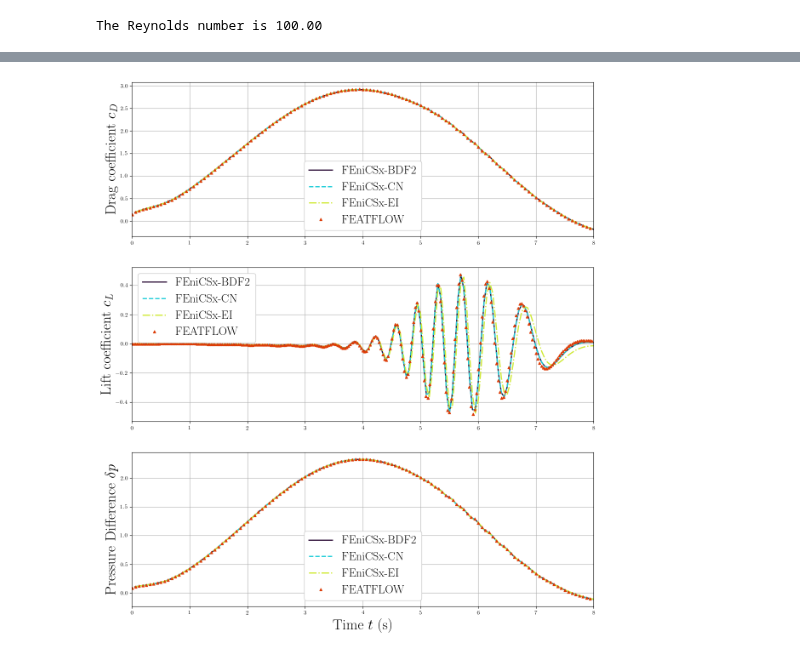
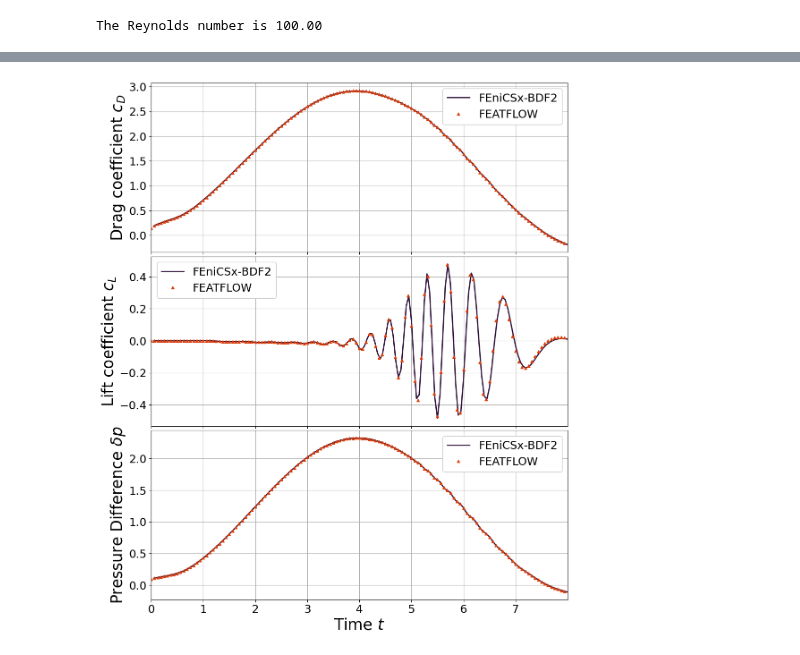
Before and after one commit to ERMETE-Lab/ROSE-pyforce, a Jupyter notebook: docs/Tutorials/01_LaminarNS/01_generateFlowData.ipynb, the cells around one changed output, grey strips where cells are left out. Saved outputs shown, nothing was run; the diff lists cells and outputs as text; code cells hidden in the pictures.

```diff
--- a/docs/Tutorials/01_LaminarNS/01_generateFlowData.ipynb
+++ b/docs/Tutorials/01_LaminarNS/01_generateFlowData.ipynb
@@ -137,2 +145,9 @@ get_drag_lift = drag_lift(mesh, ft, params, bound_markers['obstacle'])
+# %%
+from ns import DragLift
+
+params['rhoLU2'] = 0.1
+
+# The class is initialized with the mesh, the face tags, the parameters and the boundary markers.
+get_drag_lift = DragLift(mesh, ft, params, bound_markers['obstacle'])
 # %% [markdown]
 ## Solving the time-dependent problem
@@ -140,7 +155,7 @@ The velocity and the pressure are stored to be later saved in appropriate data s
 # %%
 progr_bar = LoopProgress('Solving NS', final = T)
 
-store_snap = False
+store_snap = True
 
 if store_snap:
     u_xdmf = XDMFFile(mesh.comm, "Snapshots/snaps_u.xdmf", "w")
@@ -188,7 +203,6 @@ for i in range(num_steps):
     with step03.u_new.vector.localForm() as loc_, step01.uOld.vector.localForm() as loc_n:
         loc_.copy(loc_n)
 
-
     progr_bar.update(dt, percentage=False)
 
 if store_snap:
@@ -215,45 +233,46 @@ The drag and lift coefficients are compared with benchmark data from [DFG2](http
 # %%
+def QoI_plot(QoI, bench_bdforces, ptvalues, time_adv_schemes):
+    colors = cm.turbo(np.linspace(0., 0.85, len(time_adv_schemes)+1))
+    line_styles = ['-', '--', '-.']
+
+    fig, axs = plt.subplots(3, 1, sharex=True, figsize=(12, 5*3))
+
+    for kk in range(len(time_adv_schemes)):
+
+        # Drag coefficient
+        axs[0].plot(QoI[kk]['t_u'], QoI[kk]['C_D'], color=colors[kk], linestyle=line_styles[kk], label=r"FEniCSx-"+time_adv_schemes[kk], linewidth=2)
+        axs[0].plot(bench_bdforces[1:,1], bench_bdforces[1:,3], "^", color=colors[-1], markevery=100, markersize=5, label="FEATFLOW")
+        axs[0].set_ylabel(r"Drag coefficient $c_D$", fontsize=25)
+
+        # Lift coefficient
+        axs[1].plot(QoI[kk]['t_u'], QoI[kk]['C_L'], color=colors[kk], linestyle=line_styles[kk], label=r"FEniCSx-"+time_adv_schemes[kk], linewidth=2)
+        axs[1].plot(bench_bdforces[1:,1], bench_bdforces[1:,4], "^", color=colors[-1], markevery=100, markersize=5, label="FEATFLOW")
+        axs[1].set_ylabel(r"Lift coefficient $c_L$", fontsize=25)
+
+        # Pressure Difference
+        axs[2].plot(QoI[kk]['t_p'], QoI[kk]['dP'], color=colors[kk], linestyle=line_styles[kk], label=r"FEniCSx-"+time_adv_schemes[kk], linewidth=2)
+        axs[2].plot(bench_bdforces[1:,1], ptvalues[1:,6]-ptvalues[1:,-1], "^", color=colors[-1], markevery=100, markersize=5, label="FEATFLOW")
+        axs[2].set_ylabel(r"Pressure Difference $\delta p$", fontsize=25)
+
+    for ax in axs:
+        ax.grid(which='major', linestyle='-')
+        ax.grid(which='minor', linestyle='--')
+        ax.legend(framealpha=1, fontsize=18)
+        ax.set_xlim([0, QoI[kk]['t_p'][-1]])
+        ax.tick_params(axis='both', which='major', labelsize=18)
+
+    axs[2].set_xlabel(r"Time $t$", fontsize=25)
+    fig.subplots_adjust(hspace=0.025)
+
 turek = np.loadtxt("./../BenchmarkData/LaminarNS_DFG2/bdforces_lv4.txt")
 turek_p = np.loadtxt("./../BenchmarkData/LaminarNS_DFG2/pointvalues_lv4.txt")
 
+time_adv_schemes = ['BDF2']
+# If data have been generated, the same code can be used to compare the time advancement schemes
 # time_adv_schemes = ['BDF2', 'CN', 'EI']
-time_adv_schemes = ['BDF2']
+
 QoI_data = [pickle.load(open('./../BenchmarkData/QoI_'+time_adv_schemes[kk], 'rb')) for kk in range(len(time_adv_schemes))]
-colors = cm.turbo(np.linspace(0., 0.85, len(time_adv_schemes)+1))
-line_styles = ['-', '--', '-.']
 
-
-fig = plt.figure(figsize=(14,16))
-
-plt.subplot(3,1,1)
-
-for kk in range(len(time_adv_schemes)):
-    plt.plot(QoI_data[kk]['t_u'], QoI_data[kk]['C_D'], color=colors[kk], linestyle=line_styles[kk], label=r"FEniCSx-"+time_adv_schemes[kk], linewidth=2)
-plt.plot(turek[1:,1], turek[1:,3], "^", color=colors[-1], markevery=100, markersize=5, label="FEATFLOW")
-plt.ylabel(r"Drag coefficient $c_D$", fontsize=25)
-plt.grid()
-plt.xlim(0,T)
-plt.legend(framealpha=1, fontsize=20)
-
-plt.subplot(3,1,2)
-for kk in range(len(time_adv_schemes)):
-    plt.plot(QoI_data[kk]['t_u'], QoI_data[kk]['C_L'], color=colors[kk], linestyle=line_styles[kk], label=r"FEniCSx-"+time_adv_schemes[kk], linewidth=2)
-plt.plot(turek[1:,1], turek[1:,4], "^", color=colors[-1], markevery=50, markersize=5, label="FEATFLOW")
-plt.ylabel(r"Lift coefficient $c_L$", fontsize=25)
-plt.grid()
-plt.xlim(0,T)
-plt.legend(framealpha=1, fontsize=20)
-
-plt.subplot(3,1,3)
-for kk in range(len(time_adv_schemes)):
-    plt.plot(QoI_data[kk]['t_p'], QoI_data[kk]['dP'], color=colors[kk], linestyle=line_styles[kk], label=r"FEniCSx-"+time_adv_schemes[kk], linewidth=2)
-plt.plot(turek[1:,1], turek_p[1:,6]-turek_p[1:,-1], "^", color=colors[-1], markevery=100, markersize=5, label="FEATFLOW")
-plt.ylabel(r"Pressure Difference $\delta p$", fontsize=25)
-plt.xlabel(r"Time $t$ (s)", fontsize=25)
-plt.grid()
-plt.xlim(0,T)
-plt.legend(framealpha=1, fontsize=20)
-
-fig.savefig('./../BenchmarkData/LaminarNS_DFG2/FOM_bench_comparison.pdf', format='pdf', dpi=300, bbox_inches='tight')
+QoI_plot(QoI_data, turek, turek_p, time_adv_schemes)
 # %% [output]
-[figure, old version]
+[figure, new version]
```
Also changed, not shown: parts of 13 cells of this notebook, 2 other files.
